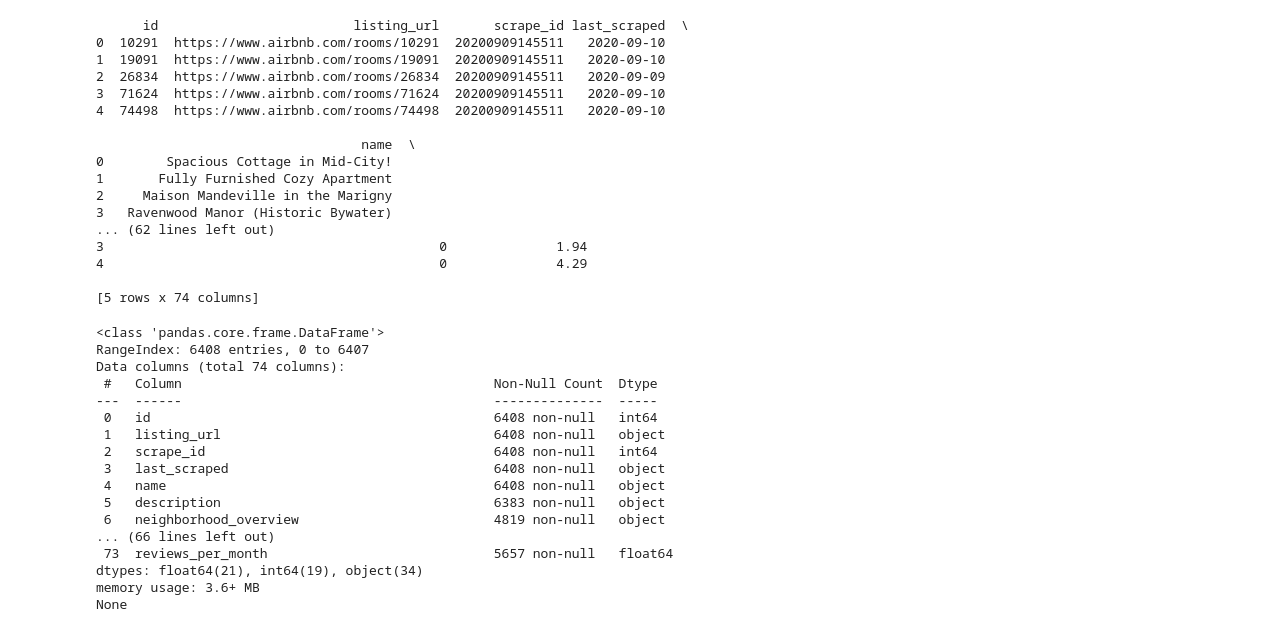
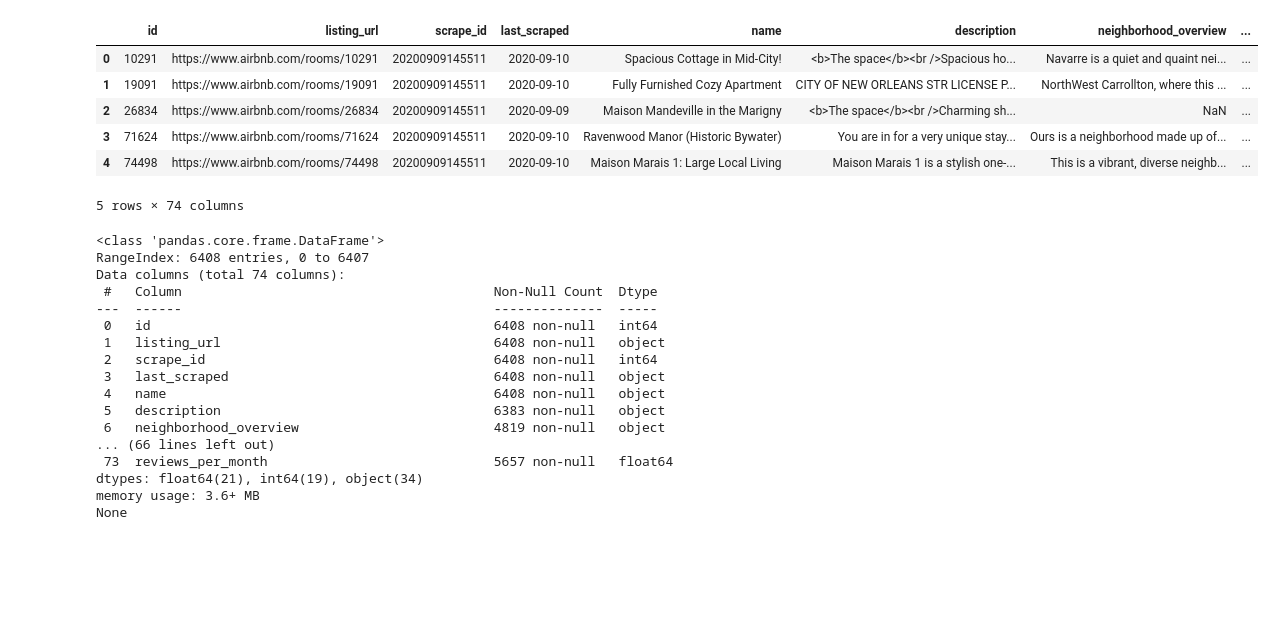
Before and after one commit to john-tenney/Capstone_Two, a Jupyter notebook: notebooks/Untitled.ipynb, the cells around one changed output. Drawn from its saved outputs; the diff is of its cells as text; code cells hidden in the pictures; blank space fills up the shorter version.

```diff
--- a/notebooks/Untitled.ipynb
+++ b/notebooks/Untitled.ipynb
@@ -14,26 +13,16 @@ from sklearn.preprocessing import MultiLabelBinarizer
 listings = pd.read_csv('../data/raw/listings.csv')
 market_value = pd.read_csv('../data/raw/Market_Value_Analysis__2018_data.csv', index_col = False)
 restaurants = pd.read_csv('../data/raw/Culinary_Arts_data.csv', index_col = False)
-# %%
-print(listings.head())
-# %% [output]
-      id                         listing_url       scrape_id last_scraped  \
-0  10291  https://www.airbnb.com/rooms/10291  20200909145511   2020-09-10
-1  19091  https://www.airbnb.com/rooms/19091  20200909145511   2020-09-10
-2  26834  https://www.airbnb.com/rooms/26834  20200909145511   2020-09-09
-3  71624  https://www.airbnb.com/rooms/71624  20200909145511   2020-09-10
-4  74498  https://www.airbnb.com/rooms/74498  20200909145511   2020-09-10
-
-                                  name  \
-0        Spacious Cottage in Mid-City!
-1       Fully Furnished Cozy Apartment
-2     Maison Mandeville in the Marigny
-3   Ravenwood Manor (Historic Bywater)
-... (62 lines left out)
-3                                           0              1.94
-4                                           0              4.29
-
-[5 rows x 74 columns]
+# %%
+listings.head()
+# %% [output]
+|  | id | listing_url | scrape_id | last_scraped | name | description | neighborhood_overview | ... |
+| 0 | 10291 | https://www.airbnb.com/rooms/10291 | 20200909145511 | 2020-09-10 | Spacious Cottage in Mid-City! | <b>The space</b><br />Spacious ho... | Navarre is a quiet and quaint nei... | ... |
+| 1 | 19091 | https://www.airbnb.com/rooms/19091 | 20200909145511 | 2020-09-10 | Fully Furnished Cozy Apartment | CITY OF NEW ORLEANS STR LICENSE P... | NorthWest Carrollton, where this ... | ... |
+| 2 | 26834 | https://www.airbnb.com/rooms/26834 | 20200909145511 | 2020-09-09 | Maison Mandeville in the Marigny | <b>The space</b><br />Charming sh... | NaN | ... |
+| 3 | 71624 | https://www.airbnb.com/rooms/71624 | 20200909145511 | 2020-09-10 | Ravenwood Manor (Historic Bywater) | You are in for a very unique stay... | Ours is a neighborhood made up of... | ... |
+| 4 | 74498 | https://www.airbnb.com/rooms/74498 | 20200909145511 | 2020-09-10 | Maison Marais 1: Large Local Living | Maison Marais 1 is a stylish one-... | This is a vibrant, diverse neighb... | ... |
+5 rows × 74 columns
 # %%
 print(listings.info())
 # %% [output]
```
Also changed, not shown: parts of 36 cells of this notebook, 8 other files.
